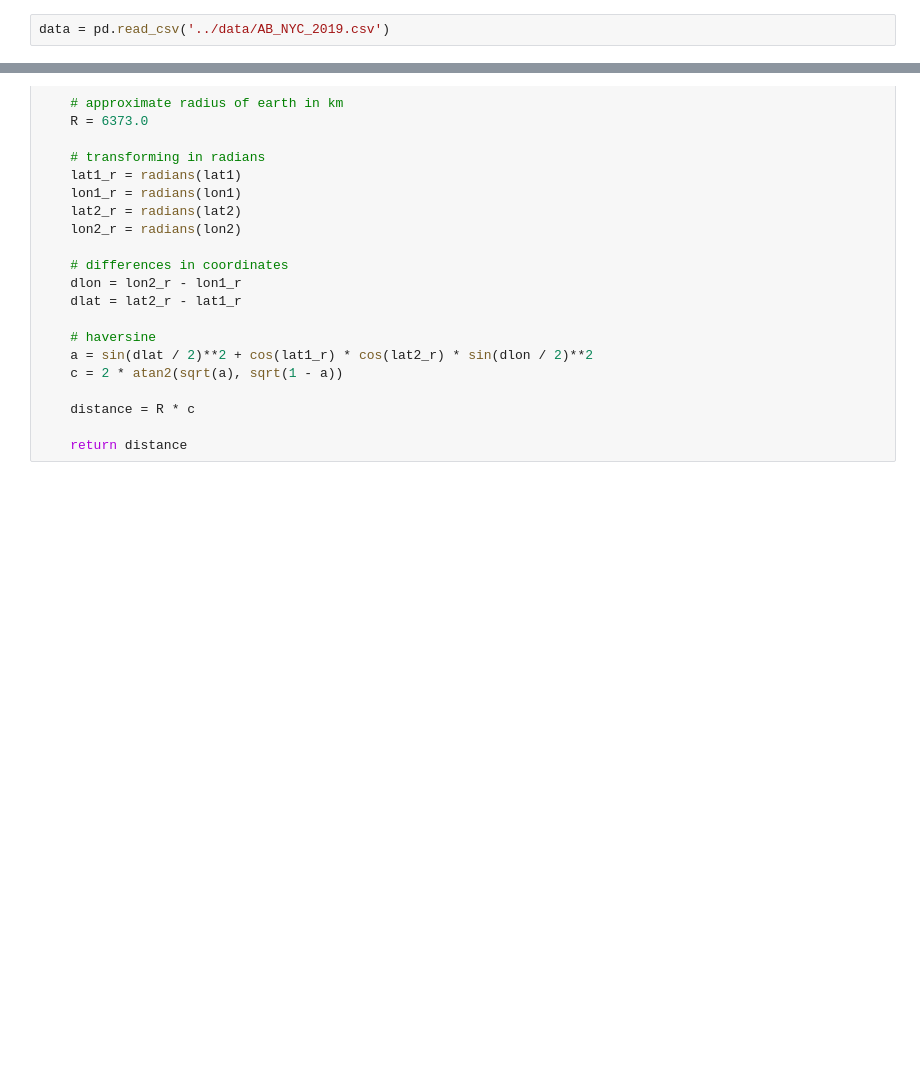
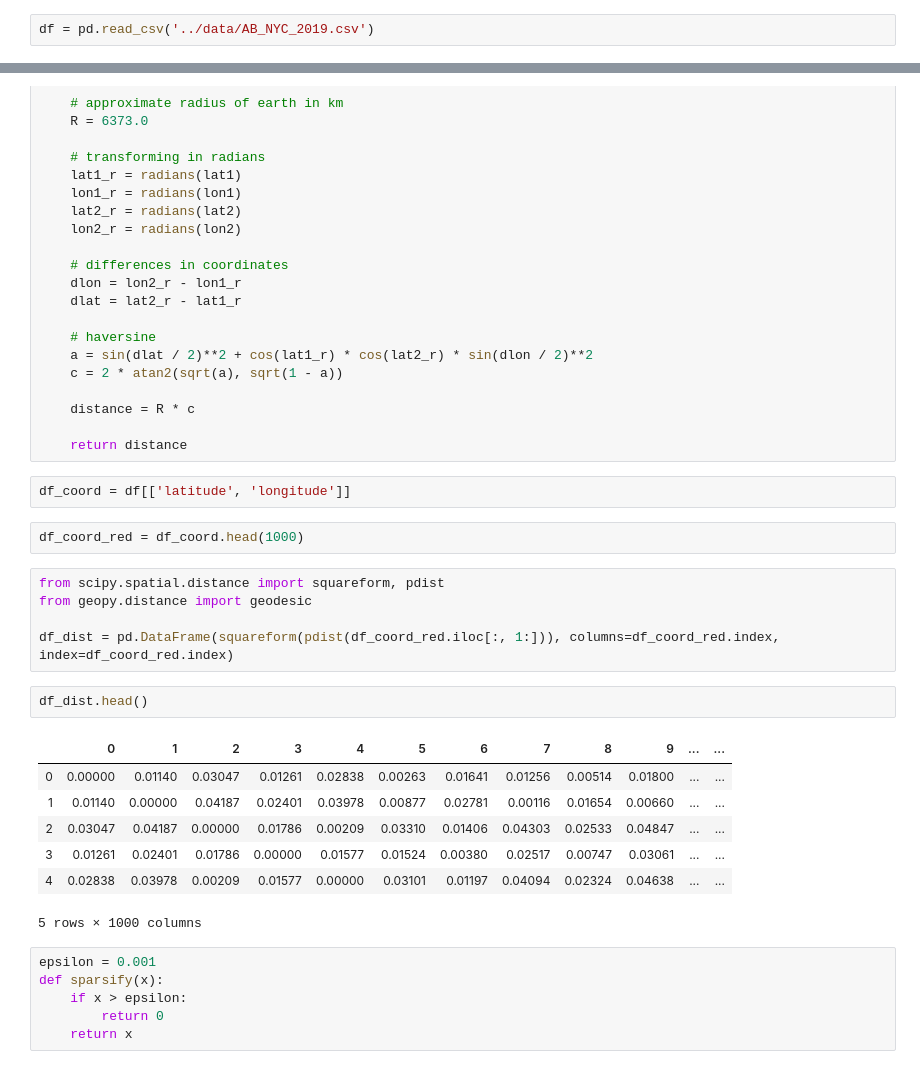
Before and after one commit to sylvainlugeon/labagarre, a Jupyter notebook: AIRBNB.ipynb, the cells around one changed output, grey strips where cells are left out. Cells and saved outputs as stored; diff of their text form; blank space fills up the shorter version.

```diff
--- a/AIRBNB.ipynb
+++ b/AIRBNB.ipynb
@@ -2,5 +2,5 @@
 import pandas as pd
 import numpy as np
 # %%
-data = pd.read_csv('../data/AB_NYC_2019.csv')
+df = pd.read_csv('../data/AB_NYC_2019.csv')
 # %%
@@ -38,3 +42,28 @@ def compute_globe_distance(lat1, lon1, lat2, lon2):
     distance = R * c
 
     return distance
+# %%
+df_coord = df[['latitude', 'longitude']]
+# %%
+df_coord_red = df_coord.head(1000)
+# %%
+from scipy.spatial.distance import squareform, pdist
+from geopy.distance import geodesic
+
+df_dist = pd.DataFrame(squareform(pdist(df_coord_red.iloc[:, 1:])), columns=df_coord_red.index, index=df_coord_red.index)
+# %%
+df_dist.head()
+# %% [output]
+|  | 0 | 1 | 2 | 3 | 4 | 5 | 6 | 7 | 8 | 9 | ... | ... |
+| 0 | 0.00000 | 0.01140 | 0.03047 | 0.01261 | 0.02838 | 0.00263 | 0.01641 | 0.01256 | 0.00514 | 0.01800 | ... | ... |
+| 1 | 0.01140 | 0.00000 | 0.04187 | 0.02401 | 0.03978 | 0.00877 | 0.02781 | 0.00116 | 0.01654 | 0.00660 | ... | ... |
+| 2 | 0.03047 | 0.04187 | 0.00000 | 0.01786 | 0.00209 | 0.03310 | 0.01406 | 0.04303 | 0.02533 | 0.04847 | ... | ... |
+| 3 | 0.01261 | 0.02401 | 0.01786 | 0.00000 | 0.01577 | 0.01524 | 0.00380 | 0.02517 | 0.00747 | 0.03061 | ... | ... |
+| 4 | 0.02838 | 0.03978 | 0.00209 | 0.01577 | 0.00000 | 0.03101 | 0.01197 | 0.04094 | 0.02324 | 0.04638 | ... | ... |
+5 rows × 1000 columns
+# %%
+epsilon = 0.001
+def sparsify(x):
+    if x > epsilon:
+        return 0
+    return x
```
Also changed, not shown: parts of 12 cells of this notebook, 1 other file.
